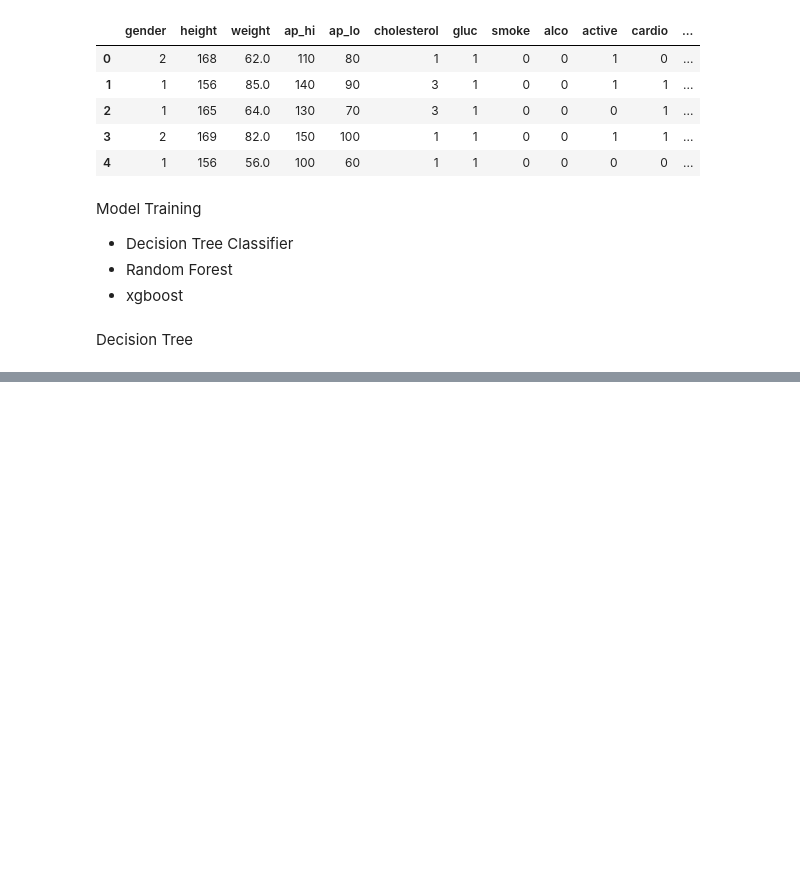
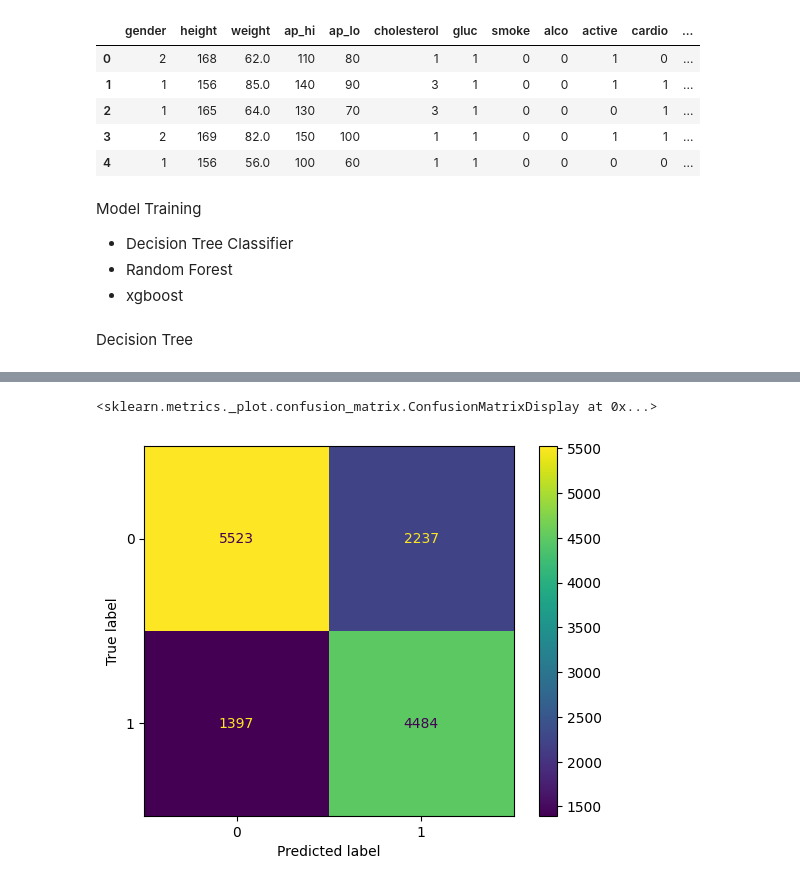
Before and after one commit to VishalMurya/Cardio_ML, a Jupyter notebook: Cardio.ipynb, the cells around one changed output, grey strips where cells are left out. Drawn from its saved outputs; the diff is of its cells as text; code cells hidden in the pictures; blank space fills up the shorter version.

```diff
--- a/Cardio.ipynb
+++ b/Cardio.ipynb
@@ -553,0 +547,7 @@ print(pres)
+# %%
+cm = confusion_matrix(predicts, y_test)
+# %%
+ConfusionMatrixDisplay(cm).plot()
+# %% [output]
+<sklearn.metrics._plot.confusion_matrix.ConfusionMatrixDisplay at 0x...>
+[figure, added]
```
Also changed, not shown: parts of 29 cells of this notebook.
